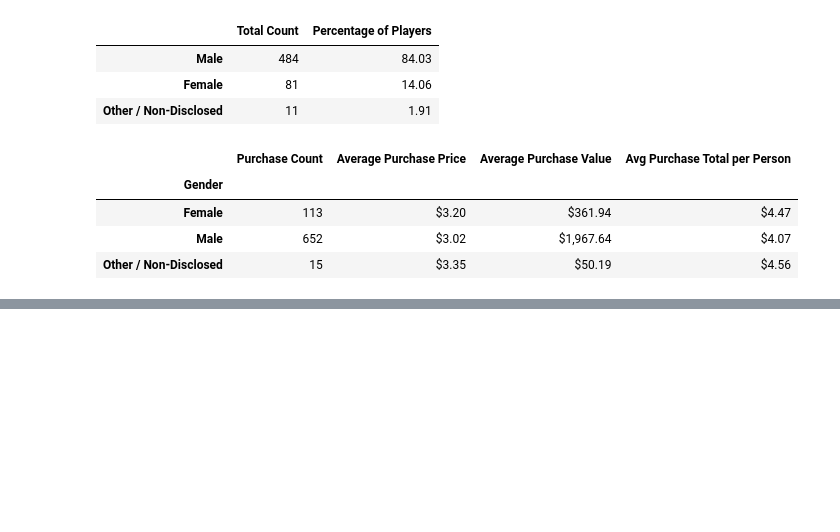
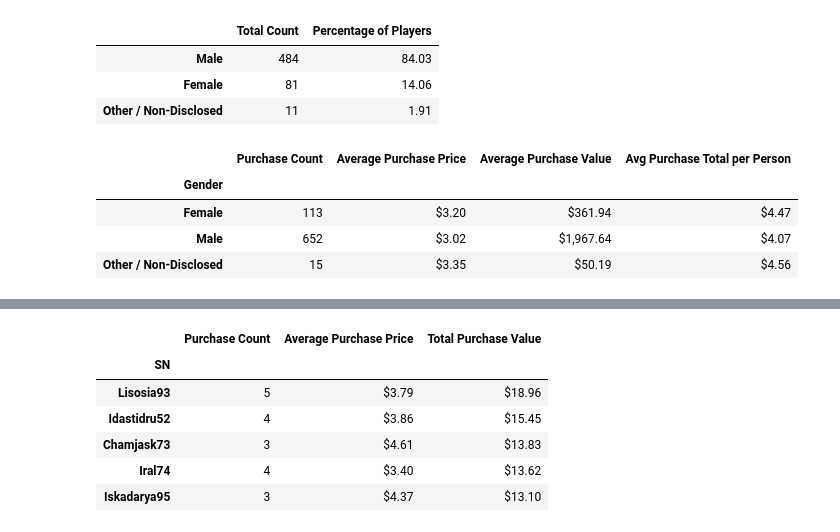
Before and after one commit to cristina-iacob/HeroesOfPymoli, a Jupyter notebook: HeroesOfPymoli/HeroesOfPymoli.ipynb, the cells around one changed output, grey strips where cells are left out. Cells and saved outputs as stored; diff of their text form; code cells hidden in the pictures; blank space fills up the shorter version.

```diff
--- a/HeroesOfPymoli/HeroesOfPymoli.ipynb
+++ b/HeroesOfPymoli/HeroesOfPymoli.ipynb
@@ -116,0 +109,22 @@ purchasing_analysis_gender
+# %%
+#Age Demographics
+
+#Establish bins for ages
+bins = [0, 9, 14, 19, 24, 29, 34, 39, 100]
+#Labels for bins
+grouped_names = ["<10", "10-14", "15-19", "20-24", "25-29", "30-34", "35-39", "40+"]
+
+#Categorize the existing players using the age bins. Hint: use pd.cut()
+purchase_data["Age Group"] = pd.cut(purchase_data['Age'], bins, labels = grouped_names)
+
+#Calculate the numbers and percentages by age group
+age_group = purchase_data.groupby("Age Group")
+total_age = age_group["SN"].nunique()
+percentage_age = (total_age/total_players) * 100
+
+#Display Age Demographics Table
+age_demographics = pd.DataFrame({"Total Count":total_age,"Percentage of Players": percentage_age})
+age_demographics.index.name = None
+
+#Optional: round the percentage column to two decimal points
+age_demographics.style.format({"Percentage of Players":"{:,.2f}"})
@@ -116,0 +177,28 @@ purchasing_analysis_gender
+# %%
+#Top Spenders
+
+#Run basic calculations to obtain the results in the table below
+top_spenders = purchase_data.groupby("SN")
+purchasing_spender = top_spenders["Purchase ID"].count()
+Average_purchasing_price_per_spender = top_spenders["Price"].mean()
+purchase_total_spender = top_spenders["Price"].sum()
+
+#Create a summary data frame to hold the results
+#Display a preview of the summary data frame
+top_spenders = pd.DataFrame({"Purchase Count": purchasing_spender,
+                             "Average Purchase Price": Average_purchasing_price_per_spender,
+                             "Total Purchase Value":purchase_total_spender})
+
+#Sort the total purchase value column in descending order
+format_spenders_frame = top_spenders.sort_values(["Total Purchase Value"], ascending=False).head()
+
+#Optional: give the displayed data cleaner formatting
+format_spenders_frame.style.format({"Average Purchase Total":"${:,.2f}","Average Purchase Price":"${:,.2f}","Total Purchase Value":"${:,.2f}"})
+# %% [output]
+|  | Purchase Count | Average Purchase Price | Total Purchase Value |
+| SN |  |  |  |
+| Lisosia93 | 5 | $3.79 | $18.96 |
+| Idastidru52 | 4 | $3.86 | $15.45 |
+| Chamjask73 | 3 | $4.61 | $13.83 |
+| Iral74 | 4 | $3.40 | $13.62 |
+| Iskadarya95 | 3 | $4.37 | $13.10 |
```
Also changed, not shown: parts of 6 cells of this notebook.
